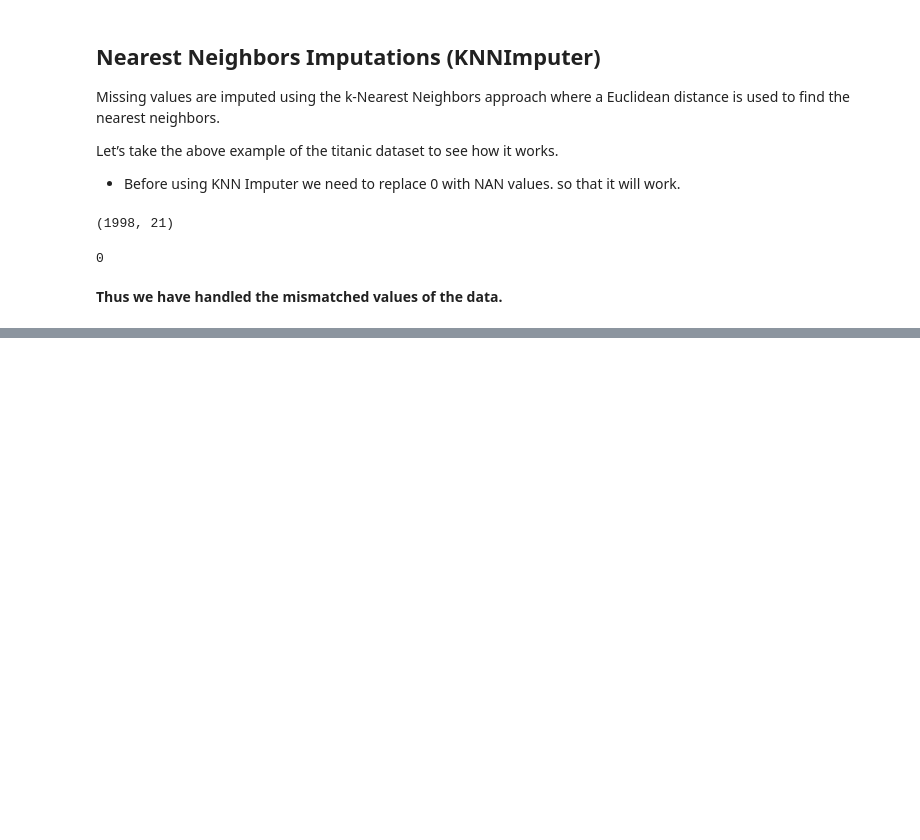
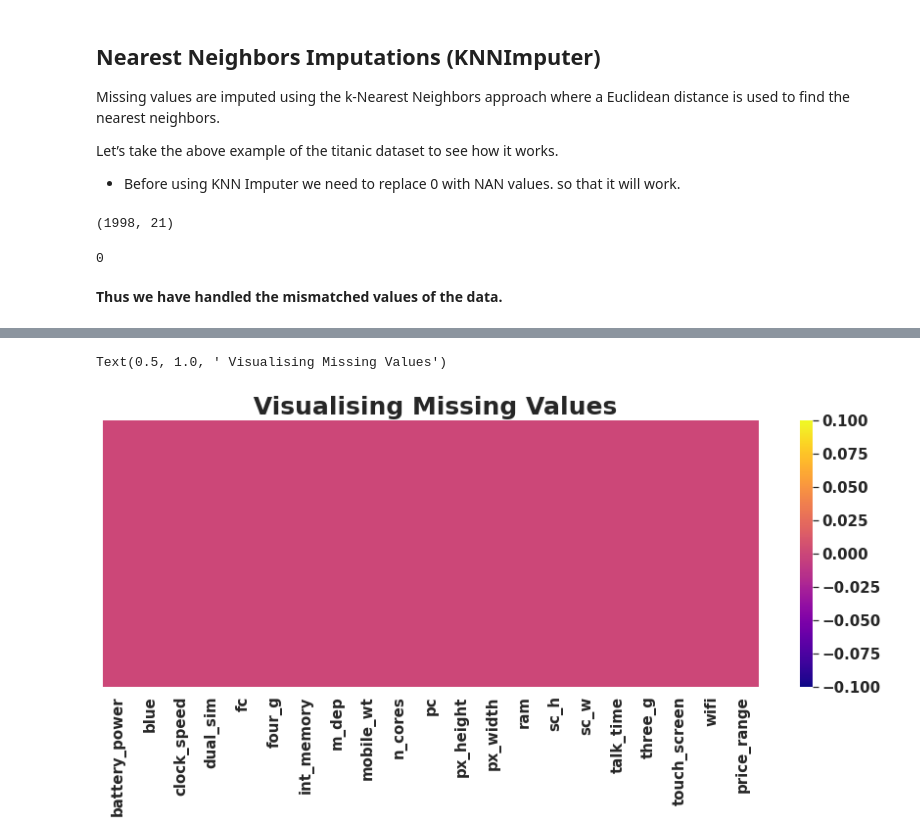
Before and after one commit to PremPatil0129/MobilePriceRangePrediction, a Jupyter notebook: MobilePriceRangePrediction.ipynb, the cells around one changed output, grey strips where cells are left out. Drawn from its saved outputs; the diff is of its cells as text; code cells hidden in the pictures; blank space fills up the shorter version.

```diff
--- a/MobilePriceRangePrediction.ipynb
+++ b/MobilePriceRangePrediction.ipynb
@@ -169,0 +212,8 @@ mobile_data[mobile_data['sc_w']==0].shape[0]
+# %%
+# Visulaizing null values using heatmap.
+plt.figure(figsize=(15,5))
+sns.heatmap(mobile_data.isnull(),cmap='plasma',annot=False,yticklabels=False)
+plt.title(" Visualising Missing Values")
+# %% [output]
+Text(0.5, 1.0, ' Visualising Missing Values')
+[figure, added]
```
Also changed, not shown: parts of 2 cells of this notebook.
